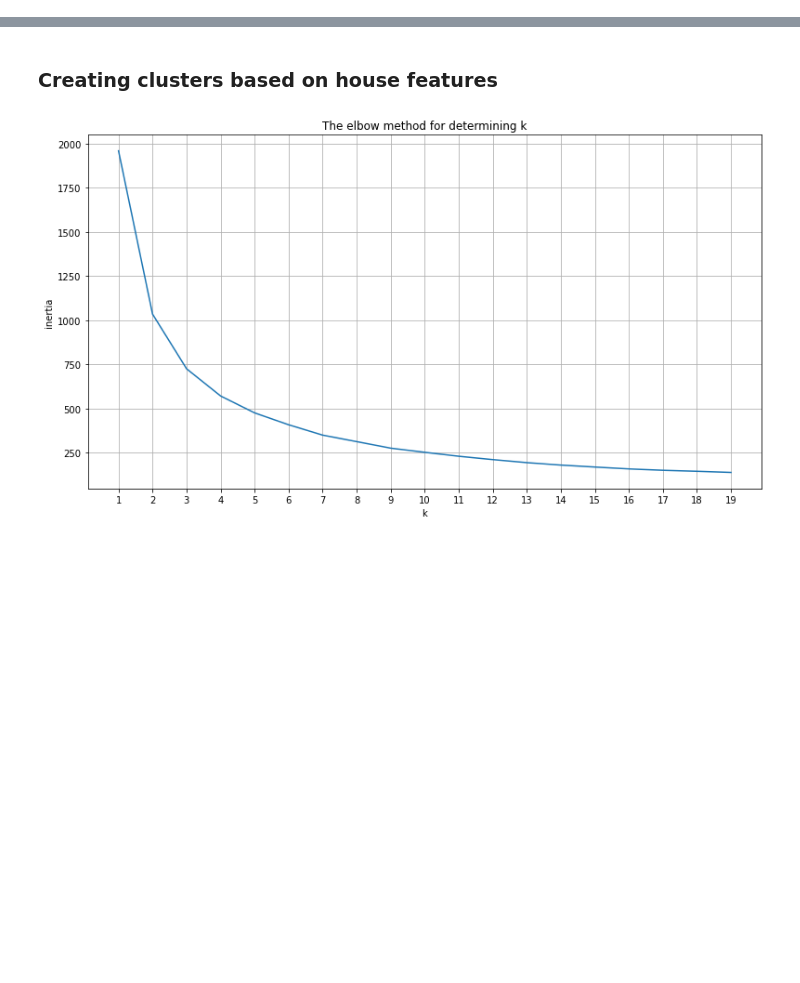
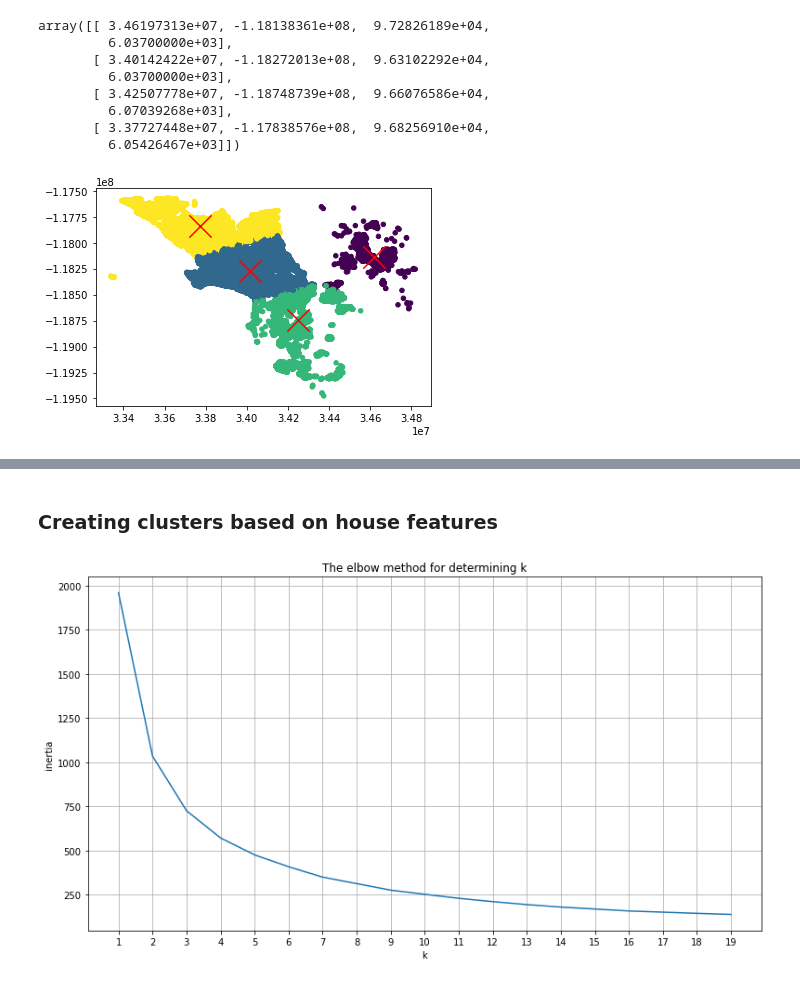
Before and after one commit to Schmidl-Gautam/zillow_clustering, a Jupyter notebook: clustering.ipynb, the cells around one changed output, grey strips where cells are left out. Cells and saved outputs as stored; diff of their text form; code cells hidden in the pictures; blank space fills up the shorter version.

```diff
--- a/clustering.ipynb
+++ b/clustering.ipynb
@@ -13,0 +60,16 @@ train, validate, test = sgs.split(zillow)
+# %%
+# ploting the centroids
+plt.scatter(clusters_train.iloc[:, 0], clusters_train.iloc[:, 1], c=y_kmeans1, s=20, cmap='viridis')
+centers = kmeans1.cluster_centers_
+plt.scatter(centers[:, 0], centers[:, 1], c='red', s=500, alpha=1, marker = 'x')
+centers
+# %% [output]
+array([[ 3.46197313e+07, -1.18138361e+08,  9.72826189e+04,
+         6.03700000e+03],
+       [ 3.40142422e+07, -1.18272013e+08,  9.63102292e+04,
+         6.03700000e+03],
+       [ 3.42507778e+07, -1.18748739e+08,  9.66076586e+04,
+         6.07039268e+03],
+       [ 3.37727448e+07, -1.17838576e+08,  9.68256910e+04,
+         6.05426467e+03]])
+[figure, added]
```
Also changed, not shown: parts of 30 cells of this notebook, 3 other files.
